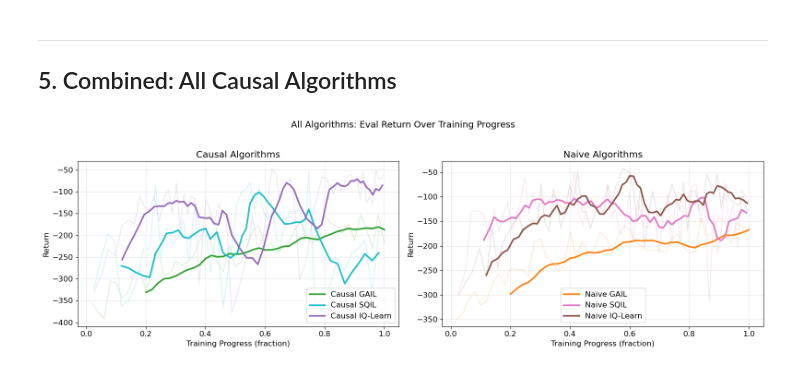
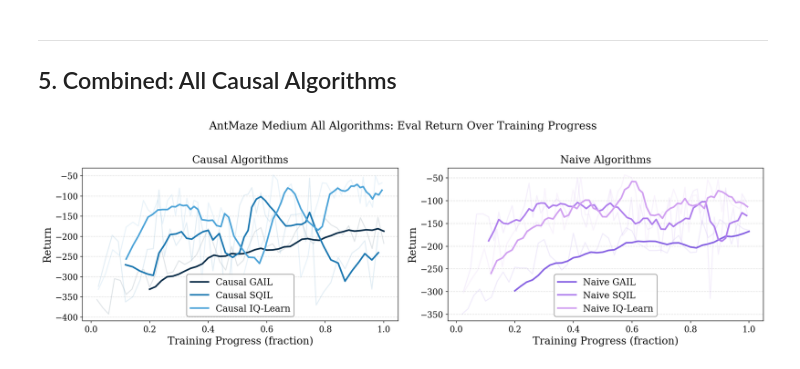
Before and after one commit to CausalAILab/Causal-RL, a Jupyter notebook: examples/experiments/training_plots.ipynb, the cells around one changed output. Saved outputs shown, nothing was run; the diff lists cells and outputs as text; code cells hidden in the pictures.

```diff
--- a/examples/experiments/training_plots.ipynb
+++ b/examples/experiments/training_plots.ipynb
@@ -10,7 +10,21 @@ import numpy as np
 import matplotlib.pyplot as plt
 import matplotlib
 
-matplotlib.rcParams.update({'font.size': 12})
+plt.rcParams.update({
+    "font.family": "serif",
+    "font.size": 14,
+    "axes.titlesize": 16,
+    "axes.labelsize": 16,
+    "xtick.labelsize": 13,
+    "ytick.labelsize": 13,
+    "figure.dpi": 150,
+})
+
+PLOTS_DIR = '/home/et2842/causal/causalrl/examples/experiments/plots/antmaze-medium'
+
+# Colors: dark blue for Causal, teal for Naive
+C_CAUSAL = '#5ECEDB'
+C_NAIVE  = '#9440A2'
 
 def smooth(y, window=10):
     """Simple moving average."""
@@ -428,41 +444,49 @@ plt.show()
 ---
 ## 5. Combined: All Causal Algorithms
 # %%
-# Overlay all 3 causal algorithms (eval return) on normalized x-axis [0, 1]
-# GAIL x = round / 500, SQIL/IQ-Learn x = ts / 2e6
+# Colors for multi-algorithm overlay (3 distinguishable blues)
+C_GAIL = '#082B47'    # darkest
+C_SQIL = '#1976B0'    # medium
+C_IQL  = '#4BA3D8'    # lighter
 
 fig, axes = plt.subplots(1, 2, figsize=(16, 5))
 
-# --- Causal ---
 ax = axes[0]
-ax.plot(gail_iters / 500, cgail_return, alpha=0.15, color='#2ca02c')
-ax.plot(csqil_ts / 2e6, csqil_eval, alpha=0.15, color='#17becf')
-ax.plot(ciq_ts / 2e6, ciq_eval, alpha=0.15, color='#9467bd')
-ax.plot(gail_iters[W-1:] / 500, smooth(cgail_return, W), linewidth=2.5, color='#2ca02c', label='Causal GAIL')
-ax.plot(csqil_ts[W_sac-1:] / 2e6, smooth(csqil_eval, W_sac), linewidth=2.5, color='#17becf', label='Causal SQIL')
-ax.plot(ciq_ts[W_sac-1:] / 2e6, smooth(ciq_eval, W_sac), linewidth=2.5, color='#9467bd', label='Causal IQ-Learn')
+ax.plot(gail_iters / 500, cgail_return, alpha=0.12, color=C_GAIL)
+ax.plot(csqil_ts / 2e6, csqil_eval, alpha=0.12, color=C_SQIL)
+ax.plot(ciq_ts / 2e6, ciq_eval, alpha=0.12, color=C_IQL)
+ax.plot(gail_iters[W-1:] / 500, smooth(cgail_return, W), linewidth=2.5, color=C_GAIL, label='Causal GAIL')
+ax.plot(csqil_ts[W_sac-1:] / 2e6, smooth(csqil_eval, W_sac), linewidth=2.5, color=C_SQIL, label='Causal SQIL')
+ax.plot(ciq_ts[W_sac-1:] / 2e6, smooth(ciq_eval, W_sac), linewidth=2.5, color=C_IQL, label='Causal IQ-Learn')
 ax.set_xlabel('Training Progress (fraction)')
 ax.set_ylabel('Return')
-ax.set_title('Causal Algorithms')
-ax.legend()
-ax.grid(alpha=0.3)
+ax.set_title('Causal Algorithms', pad=8)
+ax.legend(framealpha=0.9, edgecolor='gray')
+ax.yaxis.grid(True, linestyle='--', alpha=0.4)
+ax.set_axisbelow(True)
 
-# --- Naive ---
+# Lighter palette for naive
+C_GAIL_N = "#8661E3"
+C_SQIL_N = "#AE7DED"
+C_IQL_N  = "#D1A0F1"
+
 ax = axes[1]
-ax.plot(gail_iters / 500, ngail_return, alpha=0.15, color='#ff7f0e')
-ax.plot(nsqil_ts / 2e6, nsqil_eval, alpha=0.15, color='#e377c2')
-ax.plot(niq_ts / 2e6, niq_eval, alpha=0.15, color='#8c564b')
-ax.plot(gail_iters[W-1:] / 500, smooth(ngail_return, W), linewidth=2.5, color='#ff7f0e', label='Naive GAIL')
-ax.plot(nsqil_ts[W_sac-1:] / 2e6, smooth(nsqil_eval, W_sac), linewidth=2.5, color='#e377c2', label='Naive SQIL')
-ax.plot(niq_ts[W_sac-1:] / 2e6, smooth(niq_eval, W_sac), linewidth=2.5, color='#8c564b', label='Naive IQ-Learn')
+ax.plot(gail_iters / 500, ngail_return, alpha=0.12, color=C_GAIL_N)
+ax.plot(nsqil_ts / 2e6, nsqil_eval, alpha=0.12, color=C_SQIL_N)
+ax.plot(niq_ts / 2e6, niq_eval, alpha=0.12, color=C_IQL_N)
+ax.plot(gail_iters[W-1:] / 500, smooth(ngail_return, W), linewidth=2.5, color=C_GAIL_N, label='Naive GAIL')
+ax.plot(nsqil_ts[W_sac-1:] / 2e6, smooth(nsqil_eval, W_sac), linewidth=2.5, color=C_SQIL_N, label='Naive SQIL')
+ax.plot(niq_ts[W_sac-1:] / 2e6, smooth(niq_eval, W_sac), linewidth=2.5, color=C_IQL_N, label='Naive IQ-Learn')
 ax.set_xlabel('Training Progress (fraction)')
 ax.set_ylabel('Return')
-ax.set_title('Naive Algorithms')
-ax.legend()
-ax.grid(alpha=0.3)
+ax.set_title('Naive Algorithms', pad=8)
+ax.legend(framealpha=0.9, edgecolor='gray')
+ax.yaxis.grid(True, linestyle='--', alpha=0.4)
+ax.set_axisbelow(True)
 
-plt.suptitle('All Algorithms: Eval Return Over Training Progress', fontsize=14, y=1.02)
+plt.suptitle('AntMaze Medium All Algorithms: Eval Return Over Training Progress', fontsize=17, y=1.02)
 plt.tight_layout()
+fig.savefig(f'{PLOTS_DIR}/antmed_training_all_algorithms_progress.pdf', dpi=300, bbox_inches='tight')
 plt.show()
 # %% [output]
-[figure, old version]
+[figure, new version]
```
Also changed, not shown: parts of 7 cells of this notebook, 44 other files.
